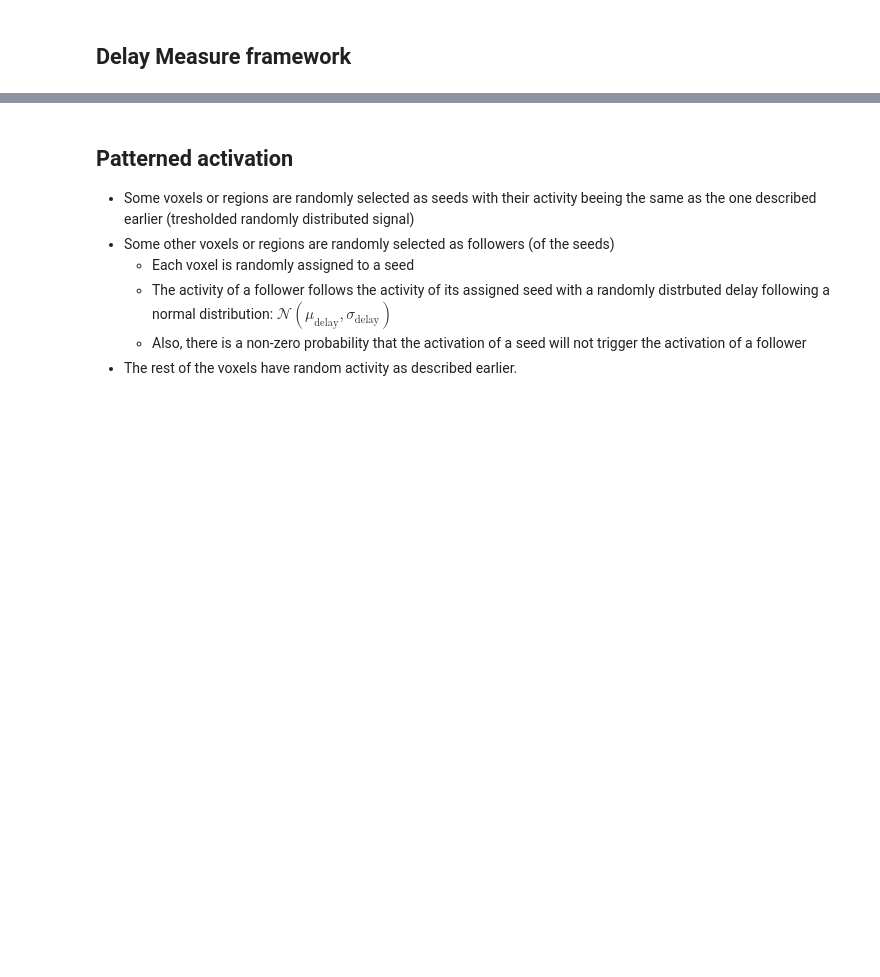
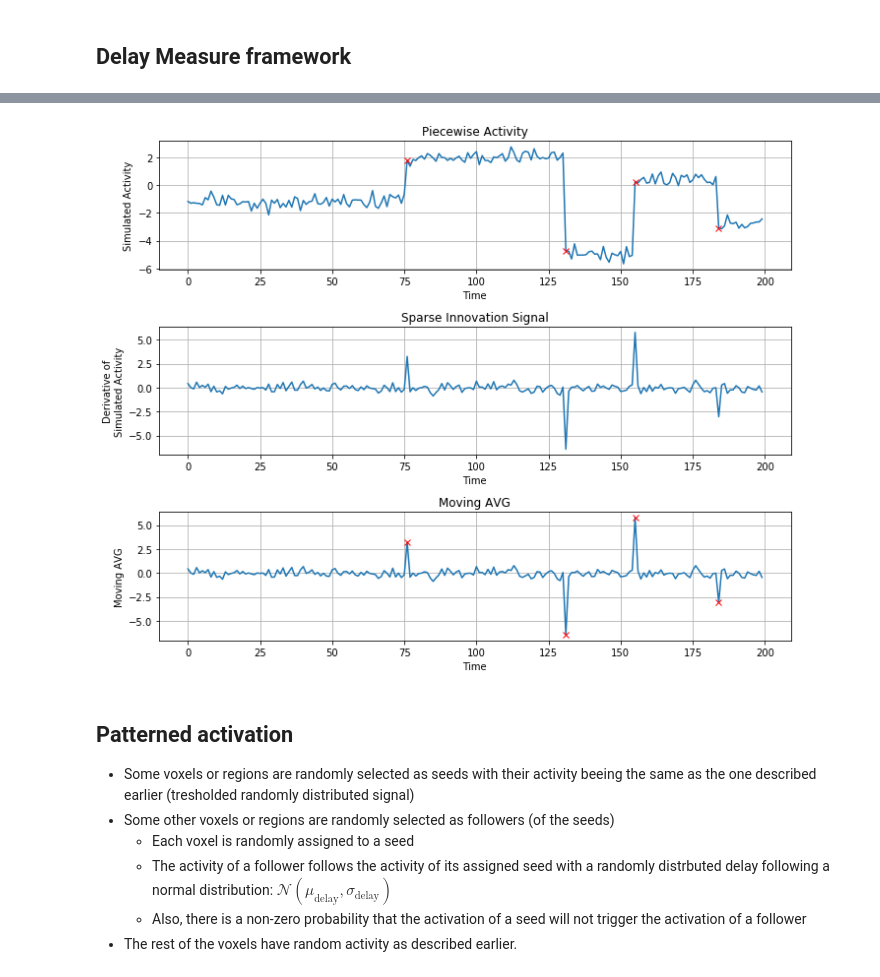
Before and after one commit to Cionkito/fMRIDelay, a Jupyter notebook: Delay_Synthetic_Data.ipynb, the cells around one changed output, grey strips where cells are left out. Drawn from its saved outputs; the diff is of its cells as text; code cells hidden in the pictures; blank space fills up the shorter version.

```diff
--- a/Delay_Synthetic_Data.ipynb
+++ b/Delay_Synthetic_Data.ipynb
@@ -108,0 +199,53 @@ Almost there
+# %%
+sig, inno, n_draws = piecewise_activity(200, trans_prob = 1e-3, noise = .3)
+
+fig, ax = plt.subplots(figsize = (10, 8))
+plt.subplot(3, 1, 1)
+plt.title('Piecewise Activity')
+plt.plot(sig)
+
+plt.xlabel('Time')
+plt.ylabel('Simulated Activity')
+
+plt.grid()
+
+plt.subplot(3, 1, 2)
+plt.title('Sparse Innovation Signal')
+plt.plot(inno)
+
+plt.xlabel('Time')
+plt.ylabel('Derivative of\nSimulated Activity')
+
+plt.grid()
+
+plt.subplot(3, 1, 3)
+plt.title('Moving AVG')
+
+plt.plot(inno)
+
+n_avg, tol, markz, mov_avg = 10, 0.6, [], []
+
+#for i, _ in enumerate(inno):
+#    if i > n_avg-1:
+#        moving_avg = abs(inno[i - n_avg:i].mean())
+#        mov_avg.append([i, moving_avg])
+#        if abs(inno[i]) > moving_avg + tol:
+#            markz.append([i, inno[i]])
+
+for i, zsc in enumerate(stats.zscore(inno)):
+    if np.abs(zsc) > 1.5:
+        markz.append([i, inno[i]])
+
+plt.plot(np.array(markz).T[0], np.array(markz).T[1], 'rx')
+
+plt.xlabel('Time')
+plt.ylabel('Moving AVG')
+
+plt.grid()
+
+plt.subplot(3, 1, 1)
+plt.plot(np.array(markz).T[0], sig[np.array(markz).T[0].astype(int)], 'rx')
+
+
+plt.tight_layout()
+# %% [output]
@@ -109,3 +253,4 @@ Almost there
+[figure, added]
 # %% [markdown]
 ## Patterned activation
 - Some voxels or regions are randomly selected as seeds with their activity beeing the same as the one described earlier (tresholded randomly distributed signal)
```
Also changed, not shown: parts of 17 cells of this notebook.
